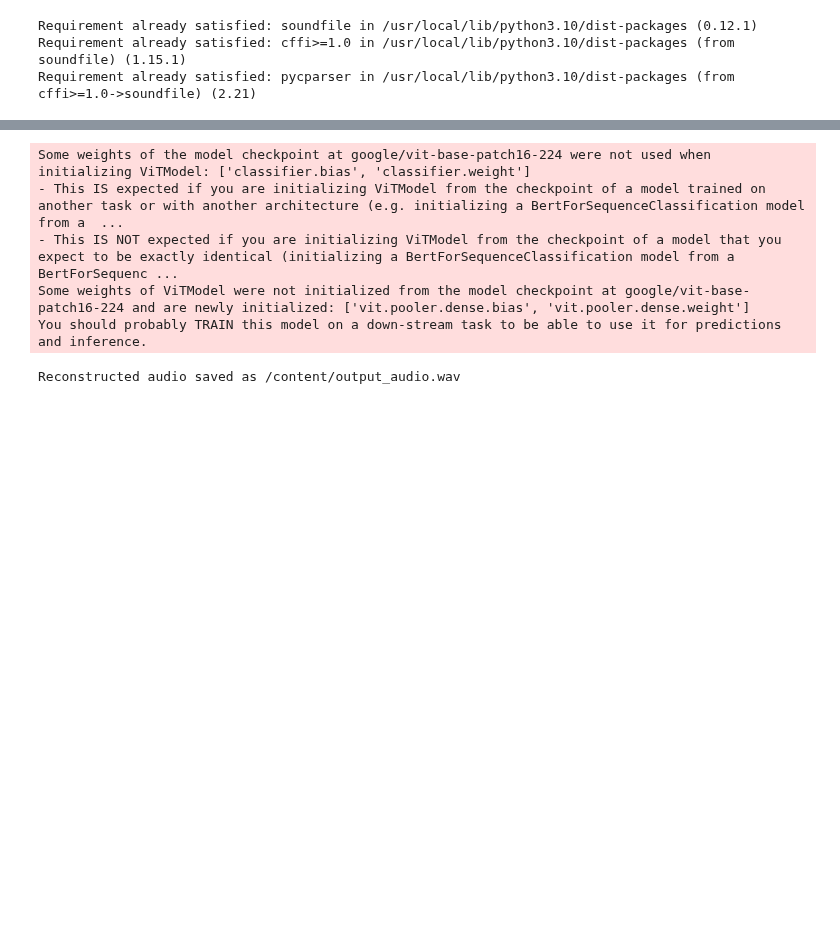
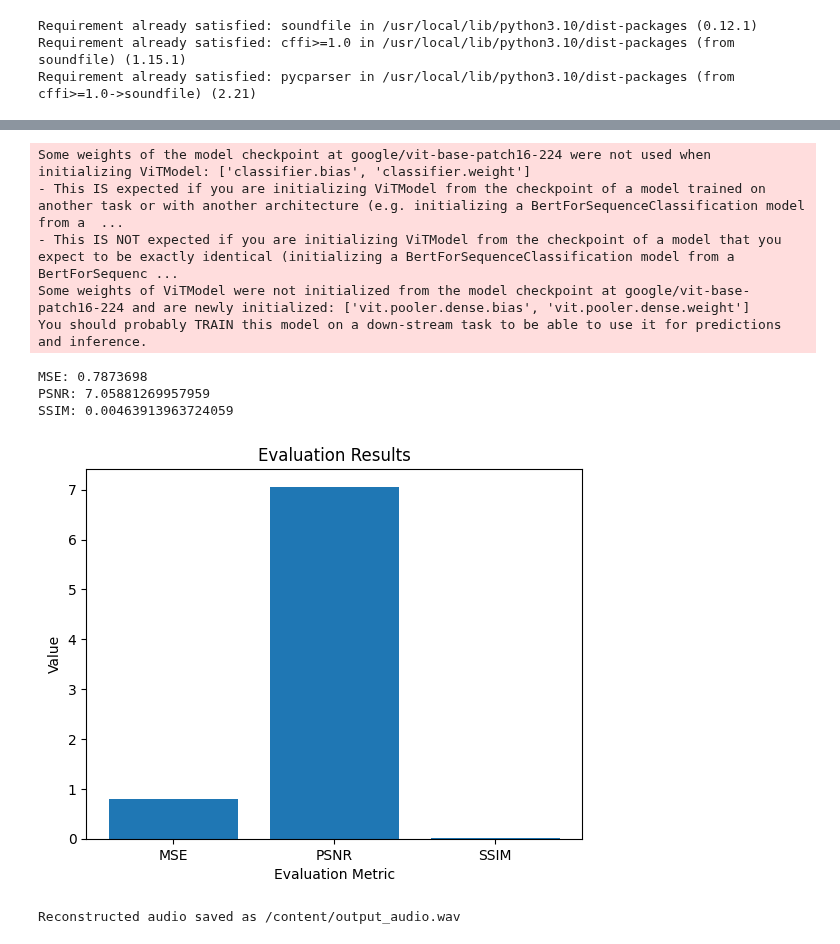
Before and after one commit to rogerpanel/CV, a Jupyter notebook: Transformer_8.ipynb, the cells around one changed output, grey strips where cells are left out. Cells and saved outputs as stored; diff of their text form; code cells hidden in the pictures; blank space fills up the shorter version.

```diff
--- a/Transformer_8.ipynb
+++ b/Transformer_8.ipynb
@@ -150,35 +167,61 @@ batch_size = 10
 # Extract hidden audio information from stego-images
 extracted_audio = extract_audio_from_stego_images(rgb_stego_images, patch_size, audio_length, batch_size)
 
 # Load the original audio file
 original_audio, _ = librosa.load('/content/1. male1a.wav', sr=AUDIO_SAMPLE_RATE)
 
 # Resize or truncate the reconstructed audio to match the length of the original audio
 reconstructed_audio = reconstruct_audio(extracted_audio, len(original_audio))
 
 # Assuming you have defined the evaluate_decoding function for accuracy evaluation
+from skimage.metrics import peak_signal_noise_ratio, structural_similarity
+
 def evaluate_decoding(original_audio, reconstructed_audio):
     mse = np.mean((original_audio - reconstructed_audio) ** 2)
-    psnr = librosa.core.power_to_db(np.max(original_audio) / mse)
-    ssim = ...
+    psnr = peak_signal_noise_ratio(original_audio, reconstructed_audio)
+    ssim = structural_similarity(original_audio, reconstructed_audio)
     return mse, psnr, ssim
 
 # Evaluate the accuracy and reliability of the decoding process
 mse, psnr, ssim = evaluate_decoding(original_audio, reconstructed_audio)
+
+# Print the values
+print("MSE:", mse)
+print("PSNR:", psnr)
+print("SSIM:", ssim)
+
+# TO VISUALIZE THE EVALUATION:
+# Create a bar plot
+labels = ['MSE', 'PSNR', 'SSIM']
+values = [mse, psnr, ssim]
+plt.bar(labels, values)
+
+# Add labels and title to the plot
+plt.xlabel('Evaluation Metric')
+plt.ylabel('Value')
+plt.title('Evaluation Results')
+
+# Show the plot
+plt.show()
 
 # Save the reconstructed audio
 output_audio_file = '/content/output_audio.wav'
 sf.write(output_audio_file, reconstructed_audio, AUDIO_SAMPLE_RATE, 'PCM_24')
 print("Reconstructed audio saved as", output_audio_file)
 
+# Directly Download the Extraction
 from google.colab import files
 files.download (output_audio_file)
 # %% [output]
 Some weights of the model checkpoint at google/vit-base-patch16-224 were not used when initializing ViTModel: ['classifier.bias', 'classifier.weight']
 - This IS expected if you are initializing ViTModel from the checkpoint of a model trained on another task or with another architecture (e.g. initializing a BertForSequenceClassification model from a  ...
 - This IS NOT expected if you are initializing ViTModel from the checkpoint of a model that you expect to be exactly identical (initializing a BertForSequenceClassification model from a BertForSequenc ...
 Some weights of ViTModel were not initialized from the model checkpoint at google/vit-base-patch16-224 and are newly initialized: ['vit.pooler.dense.bias', 'vit.pooler.dense.weight']
 You should probably TRAIN this model on a down-stream task to be able to use it for predictions and inference.
-Reconstructed audio saved as /content/output_audio.wav
+MSE: 0.7873698
+PSNR: 7.05881269957959
+SSIM: 0.00463913963724059
+[figure, added]
+Reconstructed audio saved as /content/output_audio.wav
 [interactive output not drawn]
 [interactive output not drawn]
```
Also changed, not shown: parts of 3 cells of this notebook.
